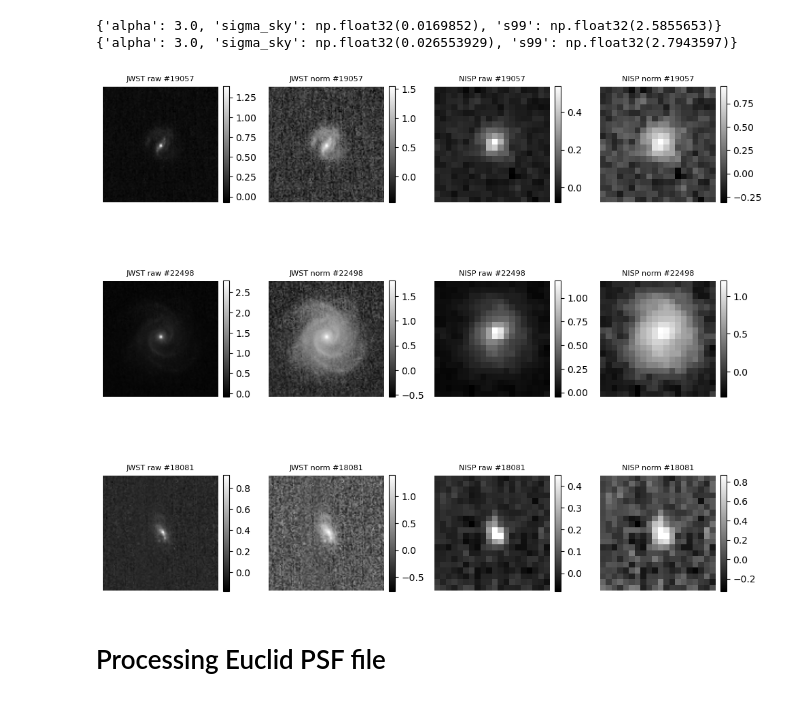
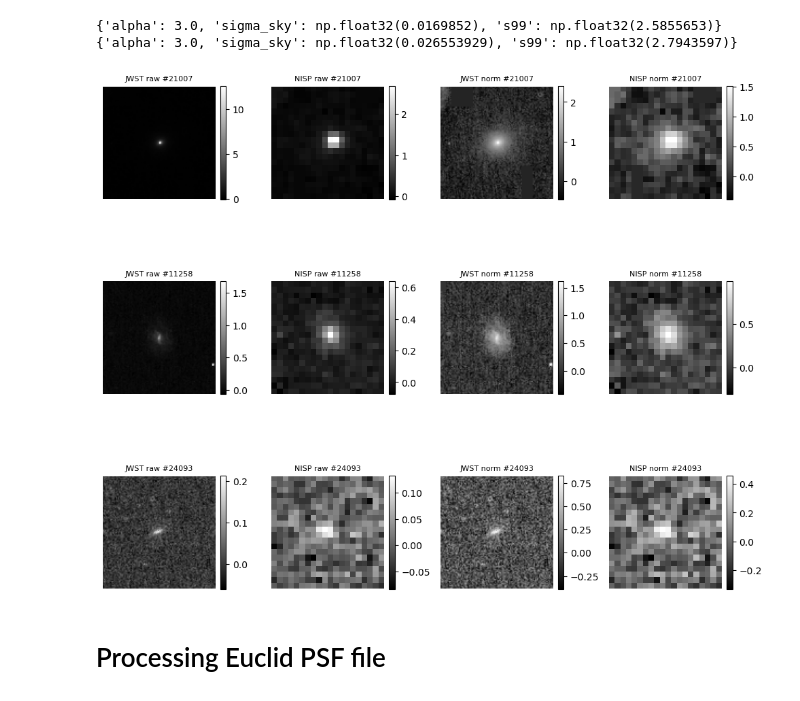
Before and after one commit to xoubish/superNISP, a Jupyter notebook: code/process_data.ipynb, the cells around one changed output. Cells and saved outputs as stored; diff of their text form; code cells hidden in the pictures.

```diff
--- a/code/process_data.ipynb
+++ b/code/process_data.ipynb
@@ -239,7 +239,7 @@ print(nisp_params)
 n_rows = 3                # a few examples
 n_samples = n_rows        # one galaxy per row
 
-np.random.seed(42)
+np.random.seed(299)
 random_indices = np.random.choice(len(jwst_cutouts), size=n_samples, replace=False)
 
 nisp_crop_size = 21
@@ -263,36 +263,36 @@ for row, i in enumerate(random_indices):
     # Normalized versions (we don't keep the backgrounds here, just for plotting)
     jwst_norm, _ = normalize_cutout(jwst_crop, jwst_params)
     nisp_norm, _ = normalize_cutout(nisp_crop, nisp_params)
 
     # Row layout: [0]=JWST raw, [1]=JWST norm, [2]=NISP raw, [3]=NISP norm
     ax0 = axes[row, 0]
     im0 = ax0.imshow(jwst_crop, origin='lower', cmap='gray')
     ax0.set_title(f'JWST raw #{i}', fontsize=8)
     ax0.axis('off')
     plt.colorbar(im0, ax=ax0, fraction=0.046, pad=0.04)
 
-    ax1 = axes[row, 1]
+    ax1 = axes[row, 2]
     im1 = ax1.imshow(jwst_norm, origin='lower', cmap='gray')
     ax1.set_title(f'JWST norm #{i}', fontsize=8)
     ax1.axis('off')
     plt.colorbar(im1, ax=ax1, fraction=0.046, pad=0.04)
 
-    ax2 = axes[row, 2]
+    ax2 = axes[row, 1]
     im2 = ax2.imshow(nisp_crop, origin='lower', cmap='gray')
     ax2.set_title(f'NISP raw #{i}', fontsize=8)
     ax2.axis('off')
     plt.colorbar(im2, ax=ax2, fraction=0.046, pad=0.04)
 
     ax3 = axes[row, 3]
     im3 = ax3.imshow(nisp_norm, origin='lower', cmap='gray')
     ax3.set_title(f'NISP norm #{i}', fontsize=8)
     ax3.axis('off')
     plt.colorbar(im3, ax=ax3, fraction=0.046, pad=0.04)
 
 plt.tight_layout()
 plt.show()
 # %% [output]
-[figure, old version]
+[figure, new version]
 # %% [markdown]
 # Processing Euclid PSF file
 # %%
```
Also changed, not shown: 2 other files.
